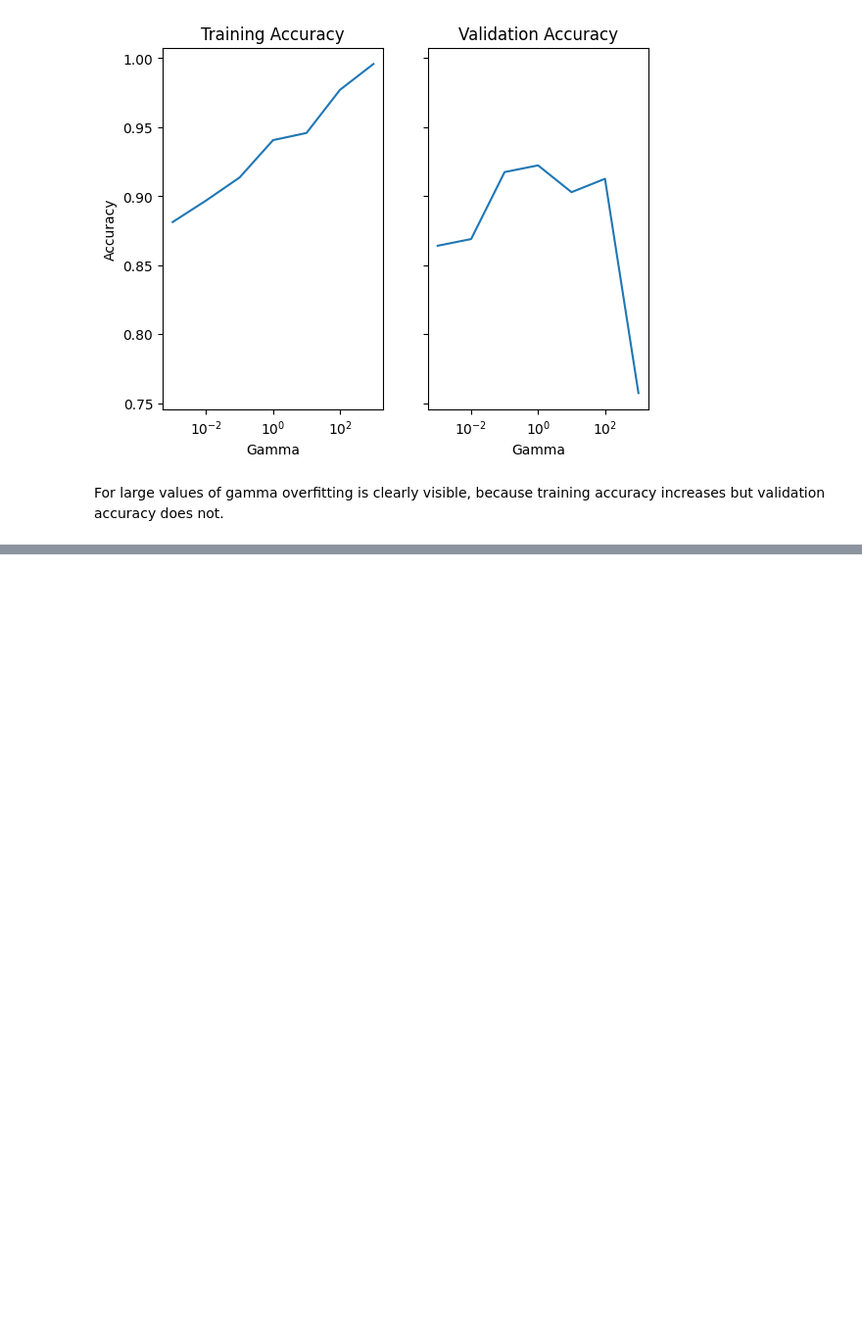
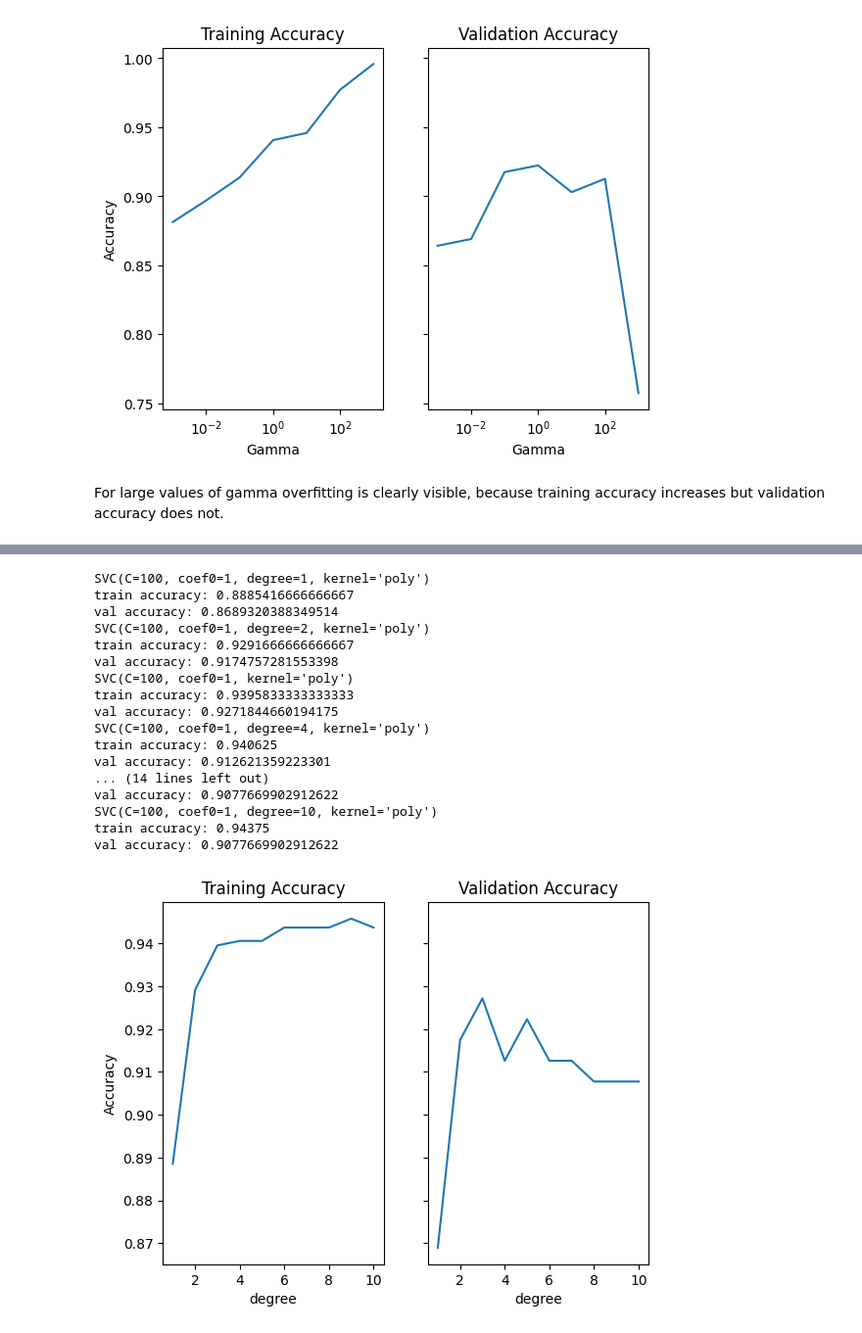
Before and after one commit to michadenheijer/MLforEDS, a Jupyter notebook: main.ipynb, the cells around one changed output, grey strips where cells are left out. Shown at 98% size. Cells and saved outputs as stored; diff of their text form; code cells hidden in the pictures; blank space fills up the shorter version.

```diff
--- a/main.ipynb
+++ b/main.ipynb
@@ -165,0 +281,43 @@ For large values of gamma overfitting is clearly visible, because training accur
+# %%
+c_fixed_models = poly_models[60:70]
+c_fixed_values = [d for _, d in poly_values[60:70]]
+train_acc = []
+val_acc = []
+
+for m in c_fixed_models:
+    print(m)
+    train_acc.append(m.score(train_df[best_model], train_df["class"]))
+    val_acc.append(m.score(val_df[best_model], val_df["class"]))
+    print(f'train accuracy: {train_acc[-1]}')
+    print(f'val accuracy: {val_acc[-1]}')
+
+f, (ax1, ax2) = plt.subplots(1, 2, sharey=True)
+ax1.plot(c_fixed_values, train_acc)
+ax1.set_title("Training Accuracy")
+ax1.set_xlabel("degree")
+ax1.set_ylabel("Accuracy")
+ax2.plot(c_fixed_values, val_acc)
+ax2.set_title("Validation Accuracy")
+ax2.set_xlabel("degree")
+
+
+plt.show()
+# %% [output]
+SVC(C=100, coef0=1, degree=1, kernel='poly')
+train accuracy: 0.8885416666666667
+val accuracy: 0.8689320388349514
+SVC(C=100, coef0=1, degree=2, kernel='poly')
+train accuracy: 0.9291666666666667
+val accuracy: 0.9174757281553398
+SVC(C=100, coef0=1, kernel='poly')
+train accuracy: 0.9395833333333333
+val accuracy: 0.9271844660194175
+SVC(C=100, coef0=1, degree=4, kernel='poly')
+train accuracy: 0.940625
+val accuracy: 0.912621359223301
+... (14 lines left out)
+val accuracy: 0.9077669902912622
+SVC(C=100, coef0=1, degree=10, kernel='poly')
+train accuracy: 0.94375
+val accuracy: 0.9077669902912622
+[figure, added]
```
Also changed, not shown: parts of 19 cells of this notebook.
